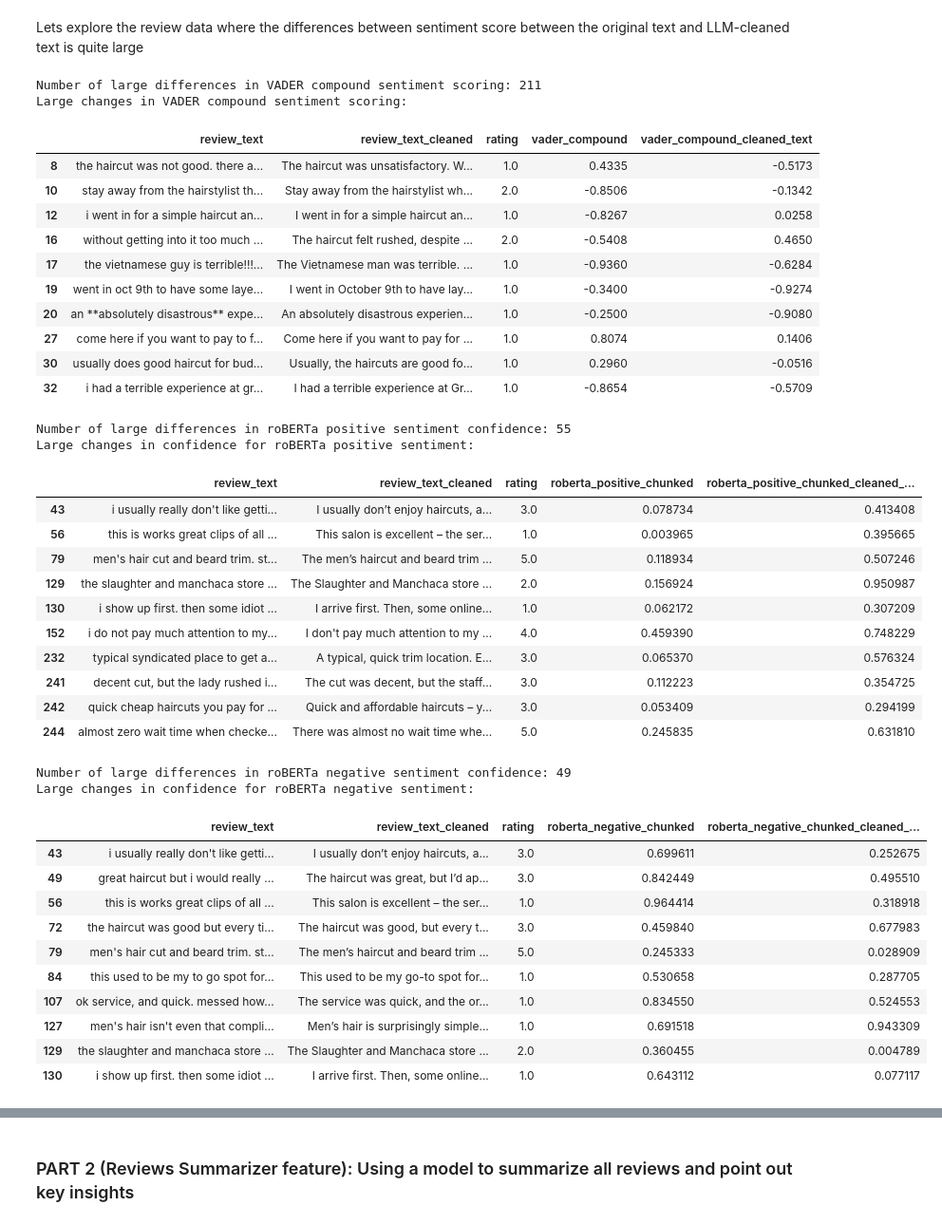
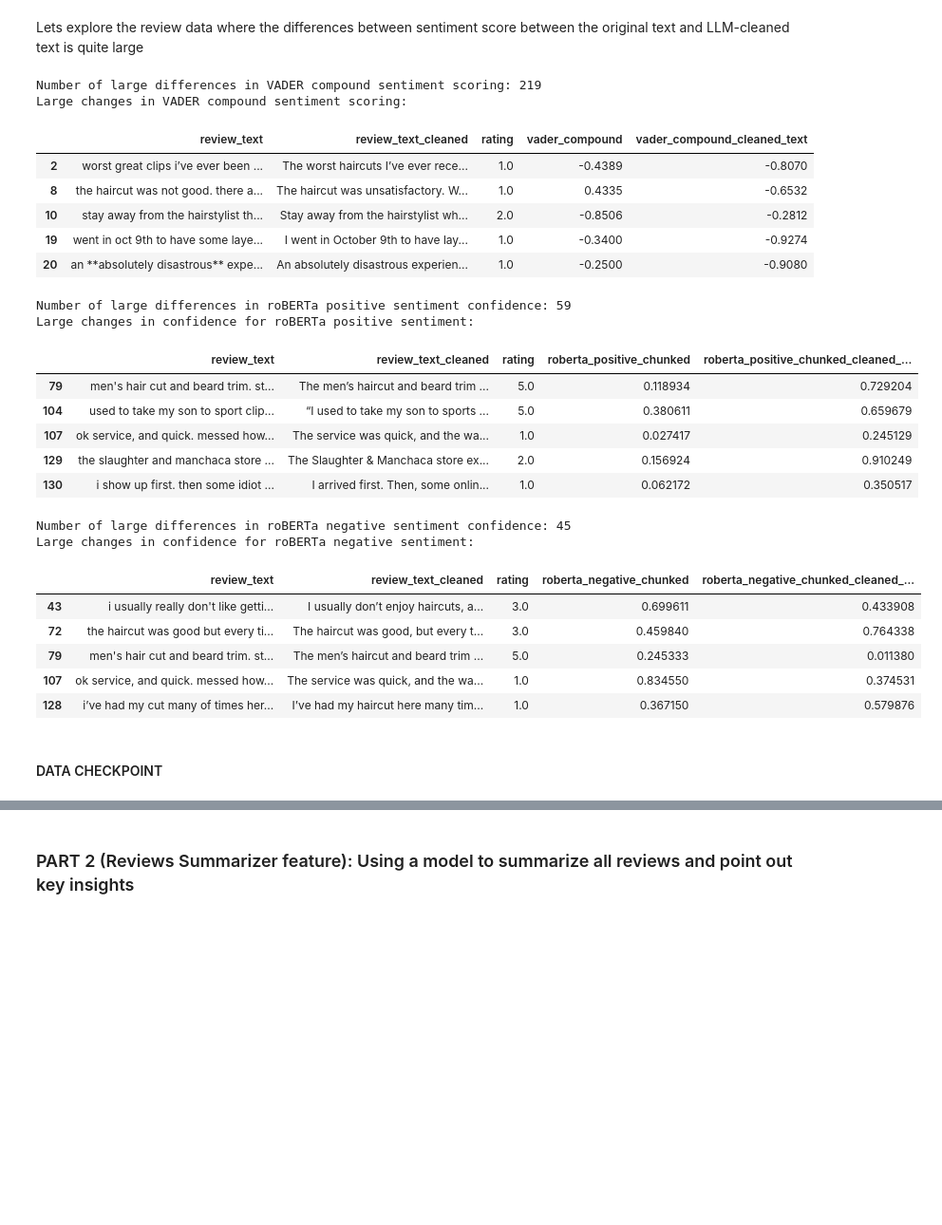
Before and after one commit to Austinedo/GC_sentiment_analysis, a Jupyter notebook: notebooks/sentiment_analysis.ipynb, the cells around one changed output, grey strips where cells are left out. Shown at 95% size. Cells and saved outputs as stored; diff of their text form; code cells hidden in the pictures; blank space fills up the shorter version.

```diff
--- a/notebooks/sentiment_analysis.ipynb
+++ b/notebooks/sentiment_analysis.ipynb
@@ -785,7 +785,20 @@ Cleaning review text with 'gemma3_text'...
 # removing <end_of_turn> token from the model output string (Data post-processing)
 
 print('outputs with <end_of_turn> token:', reviews['review_text_cleaned'].str.contains('<end_of_turn').sum())
-reviews['review_text_cleaned'] = reviews['review_text_cleaned'].str.replace('<end_of_turn>', '', regex=False)
+print('outputs with special characters:', reviews['review_text_cleaned'].apply(lambda x: not x.isprintable()).sum())
+
+reviews['review_text_cleaned'] = (
+    reviews['review_text_cleaned']
+    .str.replace('<end_of_turn>', '', regex=False)  # remove <end_of_turn> token from model output
+    .str.replace('[\n\r\t]', '', regex=True)        # actual newlines, tabs, carriage returns
+    .str.replace(r' +', ' ', regex=True)            # multiple spaces to single space
+    .str.strip()
+)
+reviews['review_text_cleaned'] = reviews['review_text_cleaned'].apply(
+    lambda x: "".join(char for char in x if char.isprintable()) # remove any character that is 'non-printable'
+)
 print('string cleaning applied...')
+
 print('outputs with <end_of_turn> token:', reviews['review_text_cleaned'].str.contains('<end_of_turn').sum())
+print('outputs with special characters:', reviews['review_text_cleaned'].apply(lambda x: not x.isprintable()).sum())
 # %% [output]
@@ -918,59 +919,46 @@ vader_mask = diff['diff_abs_vader_compound'] > 0.25
 vader_index = diff[vader_mask].index
 print(f"Number of large differences in VADER compound sentiment scoring: {len(vader_index)}")
 print("Large changes in VADER compound sentiment scoring:")
-display(reviews.loc[vader_index, ['review_text', 'review_text_cleaned','rating', 'vader_compound', 'vader_compound_cleaned_text']].head(10))
+display(reviews.loc[vader_index, ['review_text', 'review_text_cleaned','rating', 'vader_compound', 'vader_compound_cleaned_text']].head())
 # %% [output]
-Number of large differences in VADER compound sentiment scoring: 211
+Number of large differences in VADER compound sentiment scoring: 219
 Large changes in VADER compound sentiment scoring:
 |  | review_text | review_text_cleaned | rating | vader_compound | vader_compound_cleaned_text |
-| 8 | the haircut was not good. there a... | The haircut was unsatisfactory. W... | 1.0 | 0.4335 | -0.5173 |
-| 10 | stay away from the hairstylist th... | Stay away from the hairstylist wh... | 2.0 | -0.8506 | -0.1342 |
-| 12 | i went in for a simple haircut an... | I went in for a simple haircut an... | 1.0 | -0.8267 | 0.0258 |
-| 16 | without getting into it too much ... | The haircut felt rushed, despite ... | 2.0 | -0.5408 | 0.4650 |
-| 17 | the vietnamese guy is terrible!!!... | The Vietnamese man was terrible. ... | 1.0 | -0.9360 | -0.6284 |
+| 2 | worst great clips i’ve ever been ... | The worst haircuts I’ve ever rece... | 1.0 | -0.4389 | -0.8070 |
+| 8 | the haircut was not good. there a... | The haircut was unsatisfactory. W... | 1.0 | 0.4335 | -0.6532 |
+| 10 | stay away from the hairstylist th... | Stay away from the hairstylist wh... | 2.0 | -0.8506 | -0.2812 |
 | 19 | went in oct 9th to have some laye... | I went in October 9th to have lay... | 1.0 | -0.3400 | -0.9274 |
 | 20 | an **absolutely disastrous** expe... | An absolutely disastrous experien... | 1.0 | -0.2500 | -0.9080 |
-| 27 | come here if you want to pay to f... | Come here if you want to pay for ... | 1.0 | 0.8074 | 0.1406 |
-| 30 | usually does good haircut for bud... | Usually, the haircuts are good fo... | 1.0 | 0.2960 | -0.0516 |
-| 32 | i had a terrible experience at gr... | I had a terrible experience at Gr... | 1.0 | -0.8654 | -0.5709 |
 # %%
 # roBERTa drastic positive confidence changes
 roberta_positive_diff_mask = diff['diff_abs_roberta_positive_chunked'] > 0.20   # if the differences between confidence scoring is greater than 20%
 roberta_positive_diff_index = diff[roberta_positive_diff_mask].index
 print(f"Number of large differences in roBERTa positive sentiment confidence: {len(roberta_positive_diff_index)}")
 print("Large changes in confidence for roBERTa positive sentiment:")
-display(reviews.loc[roberta_positive_diff_index, ['review_text', 'review_text_cleaned', 'rating', 'roberta_positive_chunked', 'roberta_positive_chunked_cleaned_text']].head(10))
+display(reviews.loc[roberta_positive_diff_index, ['review_text', 'review_text_cleaned', 'rating', 'roberta_positive_chunked', 'roberta_positive_chunked_cleaned_text']].head())
 
 # roBERTa drastic negative confidence changes
 roberta_negative_diff_mask = diff['diff_abs_roberta_negative_chunked'] > 0.20
 roberta_negative_diff_index = diff[roberta_negative_diff_mask].index
 print(f"Number of large differences in roBERTa negative sentiment confidence: {len(roberta_negative_diff_index)}")
 print("Large changes in confidence for roBERTa negative sentiment:")
-display(reviews.loc[roberta_negative_diff_index, ['review_text', 'review_text_cleaned', 'rating', 'roberta_negative_chunked', 'roberta_negative_chunked_cleaned_text']].head(10))
+display(reviews.loc[roberta_negative_diff_index, ['review_text', 'review_text_cleaned', 'rating', 'roberta_negative_chunked', 'roberta_negative_chunked_cleaned_text']].head())
 # %% [output]
-Number of large differences in roBERTa positive sentiment confidence: 55
+Number of large differences in roBERTa positive sentiment confidence: 59
 Large changes in confidence for roBERTa positive sentiment:
 |  | review_text | review_text_cleaned | rating | roberta_positive_chunked | roberta_positive_chunked_cleaned_... |
-| 43 | i usually really don't like getti... | I usually don’t enjoy haircuts, a... | 3.0 | 0.078734 | 0.413408 |
-| 56 | this is works great clips of all ... | This salon is excellent – the ser... | 1.0 | 0.003965 | 0.395665 |
-| 79 | men's hair cut and beard trim. st... | The men’s haircut and beard trim ... | 5.0 | 0.118934 | 0.507246 |
-| 129 | the slaughter and manchaca store ... | The Slaughter and Manchaca store ... | 2.0 | 0.156924 | 0.950987 |
-| 130 | i show up first. then some idiot ... | I arrive first. Then, some online... | 1.0 | 0.062172 | 0.307209 |
-| 152 | i do not pay much attention to my... | I don't pay much attention to my ... | 4.0 | 0.459390 | 0.748229 |
-| 232 | typical syndicated place to get a... | A typical, quick trim location. E... | 3.0 | 0.065370 | 0.576324 |
-| 241 | decent cut, but the lady rushed i... | The cut was decent, but the staff... | 3.0 | 0.112223 | 0.354725 |
-| 242 | quick cheap haircuts you pay for ... | Quick and affordable haircuts – y... | 3.0 | 0.053409 | 0.294199 |
-| 244 | almost zero wait time when checke... | There was almost no wait time whe... | 5.0 | 0.245835 | 0.631810 |
+| 79 | men's hair cut and beard trim. st... | The men’s haircut and beard trim ... | 5.0 | 0.118934 | 0.729204 |
+| 104 | used to take my son to sport clip... | “I used to take my son to sports ... | 5.0 | 0.380611 | 0.659679 |
+| 107 | ok service, and quick. messed how... | The service was quick, and the wa... | 1.0 | 0.027417 | 0.245129 |
+| 129 | the slaughter and manchaca store ... | The Slaughter & Manchaca store ex... | 2.0 | 0.156924 | 0.910249 |
+| 130 | i show up first. then some idiot ... | I arrived first. Then, some onlin... | 1.0 | 0.062172 | 0.350517 |
-Number of large differences in roBERTa negative sentiment confidence: 49
+Number of large differences in roBERTa negative sentiment confidence: 45
 Large changes in confidence for roBERTa negative sentiment:
 |  | review_text | review_text_cleaned | rating | roberta_negative_chunked | roberta_negative_chunked_cleaned_... |
-| 43 | i usually really don't like getti... | I usually don’t enjoy haircuts, a... | 3.0 | 0.699611 | 0.252675 |
-| 49 | great haircut but i would really ... | The haircut was great, but I’d ap... | 3.0 | 0.842449 | 0.495510 |
-| 56 | this is works great clips of all ... | This salon is excellent – the ser... | 1.0 | 0.964414 | 0.318918 |
-| 72 | the haircut was good but every ti... | The haircut was good, but every t... | 3.0 | 0.459840 | 0.677983 |
-| 79 | men's hair cut and beard trim. st... | The men’s haircut and beard trim ... | 5.0 | 0.245333 | 0.028909 |
-| 84 | this used to be my to go spot for... | This used to be my go-to spot for... | 1.0 | 0.530658 | 0.287705 |
-| 107 | ok service, and quick. messed how... | The service was quick, and the or... | 1.0 | 0.834550 | 0.524553 |
-| 127 | men's hair isn't even that compli... | Men’s hair is surprisingly simple... | 1.0 | 0.691518 | 0.943309 |
-| 129 | the slaughter and manchaca store ... | The Slaughter and Manchaca store ... | 2.0 | 0.360455 | 0.004789 |
-| 130 | i show up first. then some idiot ... | I arrive first. Then, some online... | 1.0 | 0.643112 | 0.077117 |
+| 43 | i usually really don't like getti... | I usually don’t enjoy haircuts, a... | 3.0 | 0.699611 | 0.433908 |
+| 72 | the haircut was good but every ti... | The haircut was good, but every t... | 3.0 | 0.459840 | 0.764338 |
+| 79 | men's hair cut and beard trim. st... | The men’s haircut and beard trim ... | 5.0 | 0.245333 | 0.011380 |
+| 107 | ok service, and quick. messed how... | The service was quick, and the wa... | 1.0 | 0.834550 | 0.374531 |
+| 128 | i’ve had my cut many of times her... | I’ve had my haircut here many tim... | 1.0 | 0.367150 | 0.579876 |
+# %% [markdown]
+#### DATA CHECKPOINT
```
Also changed, not shown: parts of 7 cells of this notebook, 1 other file.
